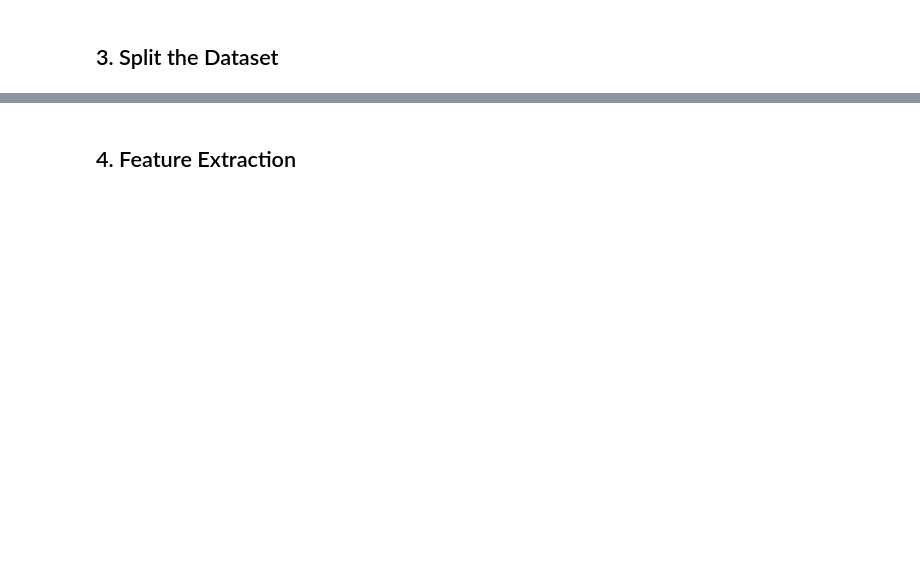
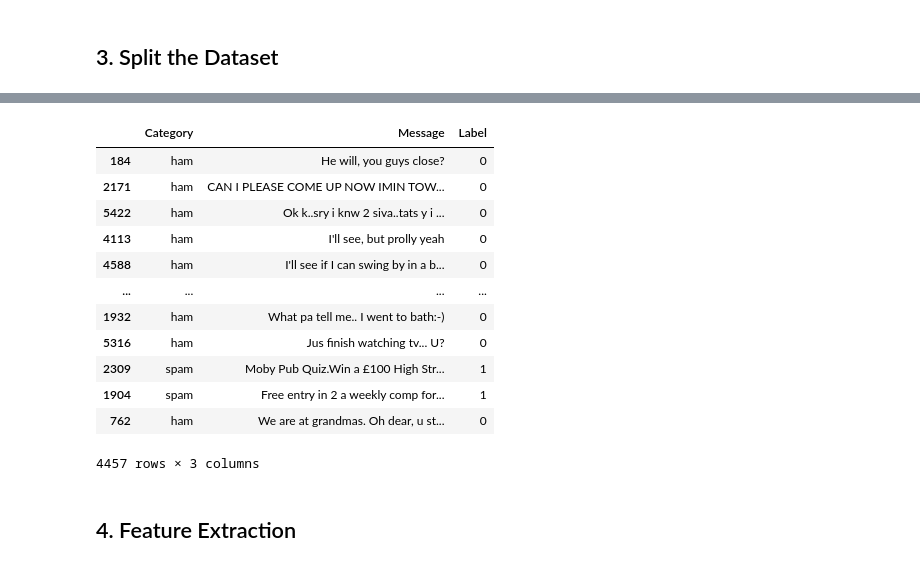
Before and after one commit to prof-samuka-IFSP/IFSP-CMP-D3TOP-2023.1, a Jupyter notebook: text-classification/spam_text_classification_v1.ipynb, the cells around one changed output, grey strips where cells are left out. Saved outputs shown, nothing was run; the diff lists cells and outputs as text; code cells hidden in the pictures; blank space fills up the shorter version.

```diff
--- a/text-classification/spam_text_classification_v1.ipynb
+++ b/text-classification/spam_text_classification_v1.ipynb
@@ -72,5 +190,21 @@ print(f"===> TEST\n{df_test['Category'].value_counts() / df_test.shape[0]}")
 # save the datasets
 df_train.to_csv('./datasets/spam_test_dataset_train.csv', sep=';')
 df_test.to_csv('./datasets/spam_test_dataset_test.csv', sep=';')
+# %%
+df_train
+# %% [output]
+|  | Category | Message | Label |
+| 184 | ham | He will, you guys close? | 0 |
+| 2171 | ham | CAN I PLEASE COME UP NOW IMIN TOW... | 0 |
+| 5422 | ham | Ok k..sry i knw 2 siva..tats y i ... | 0 |
+| 4113 | ham | I'll see, but prolly yeah | 0 |
+| 4588 | ham | I'll see if I can swing by in a b... | 0 |
+| ... | ... | ... | ... |
+| 1932 | ham | What pa tell me.. I went to bath:-) | 0 |
+| 5316 | ham | Jus finish watching tv... U? | 0 |
+| 2309 | spam | Moby Pub Quiz.Win a £100 High Str... | 1 |
+| 1904 | spam | Free entry in 2 a weekly comp for... | 1 |
+| 762 | ham | We are at grandmas. Oh dear, u st... | 0 |
+4457 rows × 3 columns
 # %% [markdown]
 ## 4. Feature Extraction
```
Also changed, not shown: parts of 24 cells of this notebook.
